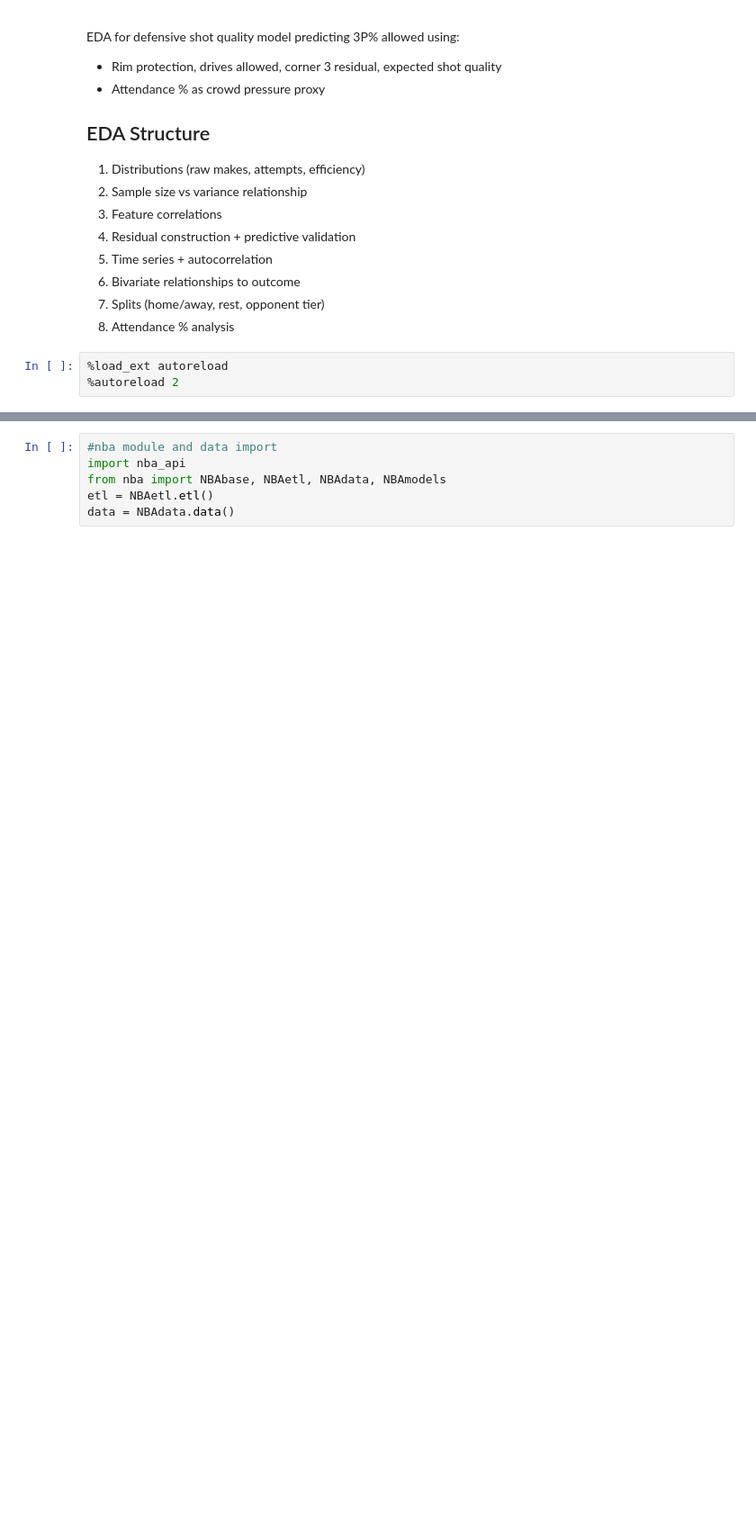
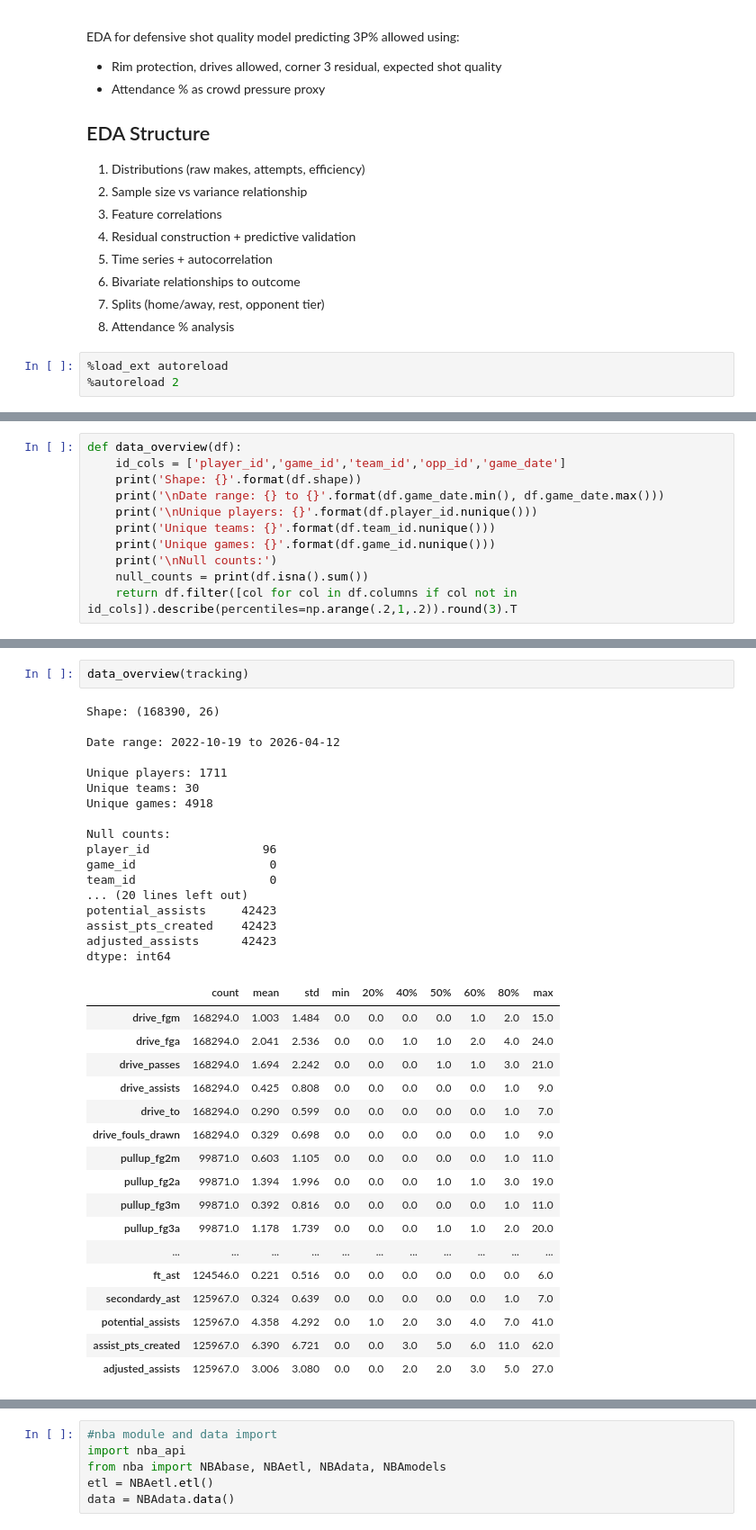
Before and after one commit to eac521/bets, a Jupyter notebook: Notebooks/shot_quality_eda.ipynb, the cells around one changed output, grey strips where cells are left out. Shown at 90% size. Cells and saved outputs as stored; diff of their text form; blank space fills up the shorter version.

```diff
--- a/Notebooks/shot_quality_eda.ipynb
+++ b/Notebooks/shot_quality_eda.ipynb
@@ -31,0 +36,11 @@ pd.set_option('display.max_columns', 50)
+# %%
+def data_overview(df):
+    id_cols = ['player_id','game_id','team_id','opp_id','game_date']
+    print('Shape: {}'.format(df.shape))
+    print('\nDate range: {} to {}'.format(df.game_date.min(), df.game_date.max()))
+    print('\nUnique players: {}'.format(df.player_id.nunique()))
+    print('Unique teams: {}'.format(df.team_id.nunique()))
+    print('Unique games: {}'.format(df.game_id.nunique()))
+    print('\nNull counts:')
+    null_counts = print(df.isna().sum())
+    return df.filter([col for col in df.columns if col not in id_cols]).describe(percentiles=np.arange(.2,1,.2)).round(3).T
@@ -31,0 +58,37 @@ pd.set_option('display.max_columns', 50)
+# %%
+data_overview(tracking)
+# %% [output]
+Shape: (168390, 26)
+
+Date range: 2022-10-19 to 2026-04-12
+
+Unique players: 1711
+Unique teams: 30
+Unique games: 4918
+
+Null counts:
+player_id                96
+game_id                   0
+team_id                   0
+... (20 lines left out)
+potential_assists     42423
+assist_pts_created    42423
+adjusted_assists      42423
+dtype: int64
+|  | count | mean | std | min | 20% | 40% | 50% | 60% | 80% | max |
+| drive_fgm | 168294.0 | 1.003 | 1.484 | 0.0 | 0.0 | 0.0 | 0.0 | 1.0 | 2.0 | 15.0 |
+| drive_fga | 168294.0 | 2.041 | 2.536 | 0.0 | 0.0 | 1.0 | 1.0 | 2.0 | 4.0 | 24.0 |
+| drive_passes | 168294.0 | 1.694 | 2.242 | 0.0 | 0.0 | 0.0 | 1.0 | 1.0 | 3.0 | 21.0 |
+| drive_assists | 168294.0 | 0.425 | 0.808 | 0.0 | 0.0 | 0.0 | 0.0 | 0.0 | 1.0 | 9.0 |
+| drive_to | 168294.0 | 0.290 | 0.599 | 0.0 | 0.0 | 0.0 | 0.0 | 0.0 | 1.0 | 7.0 |
+| drive_fouls_drawn | 168294.0 | 0.329 | 0.698 | 0.0 | 0.0 | 0.0 | 0.0 | 0.0 | 1.0 | 9.0 |
+| pullup_fg2m | 99871.0 | 0.603 | 1.105 | 0.0 | 0.0 | 0.0 | 0.0 | 0.0 | 1.0 | 11.0 |
+| pullup_fg2a | 99871.0 | 1.394 | 1.996 | 0.0 | 0.0 | 0.0 | 1.0 | 1.0 | 3.0 | 19.0 |
+| pullup_fg3m | 99871.0 | 0.392 | 0.816 | 0.0 | 0.0 | 0.0 | 0.0 | 0.0 | 1.0 | 11.0 |
+| pullup_fg3a | 99871.0 | 1.178 | 1.739 | 0.0 | 0.0 | 0.0 | 1.0 | 1.0 | 2.0 | 20.0 |
+| ... | ... | ... | ... | ... | ... | ... | ... | ... | ... | ... |
+| ft_ast | 124546.0 | 0.221 | 0.516 | 0.0 | 0.0 | 0.0 | 0.0 | 0.0 | 0.0 | 6.0 |
+| secondardy_ast | 125967.0 | 0.324 | 0.639 | 0.0 | 0.0 | 0.0 | 0.0 | 0.0 | 1.0 | 7.0 |
+| potential_assists | 125967.0 | 4.358 | 4.292 | 0.0 | 1.0 | 2.0 | 3.0 | 4.0 | 7.0 | 41.0 |
+| assist_pts_created | 125967.0 | 6.390 | 6.721 | 0.0 | 0.0 | 3.0 | 5.0 | 6.0 | 11.0 | 62.0 |
+| adjusted_assists | 125967.0 | 3.006 | 3.080 | 0.0 | 0.0 | 2.0 | 2.0 | 3.0 | 5.0 | 27.0 |
```
Also changed, not shown: parts of 35 cells of this notebook, 5 other files.
